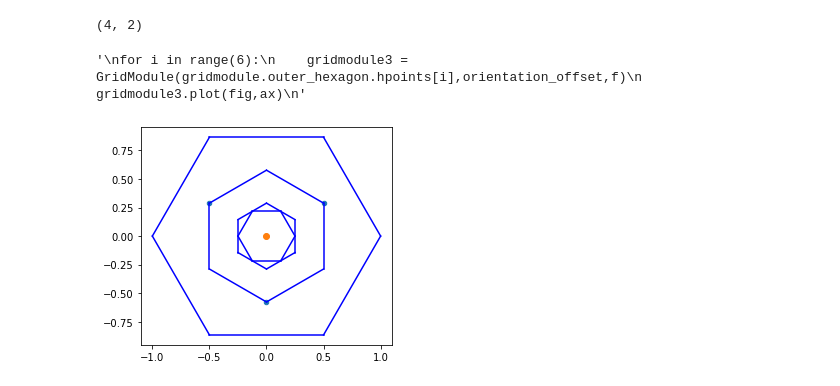
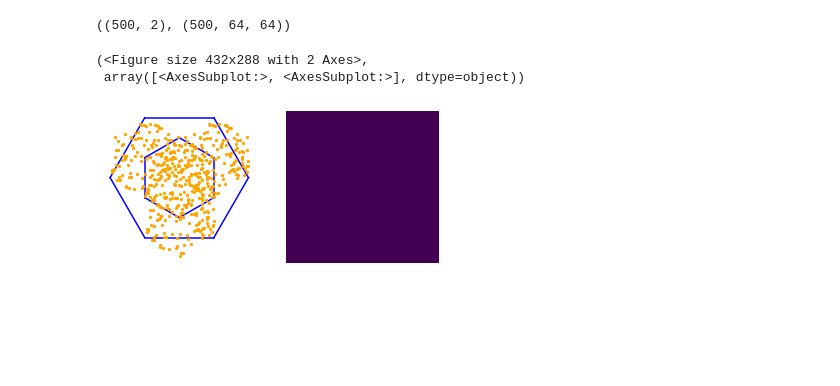
Before and after one commit to bioAI-Oslo/CI-grid-cells, a Jupyter notebook: phases-sampled-four.ipynb, the cells around one changed output. Drawn from its saved outputs; the diff is of its cells as text; code cells hidden in the pictures; blank space fills up the shorter version.

```diff
--- a/sample-grid-phases-to-tile-space-uniformly.ipynb
+++ b/phases-sampled-four.ipynb
@@ -39,76 +40,15 @@ gridmodule = GridModule(center,orientation_offset,f,non_negative=False)
 # %%
-# minimal uniform grid spanning of space
-#phases = gridmodule.inner_hexagon.hpoints[::2]*2/3
-#--------
-
-# minimal uniform grid spanning of space
-#phases = gridmodule.inner_hexagon.hpoints*2/3
-#--------
-
-# minimal uniform grid spanning of space
-phases = np.concatenate([gridmodule.center[None], gridmodule.inner_hexagon.hpoints[::2]],axis=0)
-#--------
-
-# minimal uniform grid spanning of space
-#phases = np.concatenate([gridmodule.center[None], gridmodule.outer_hexagon.hpoints[::2] / 2],axis=0)
-#--------
-
-# linear from and to minimal uniform tiling
-#phases = gridmodule.inner_hexagon.hpoints* (2/3 + 1/3)
-#phases2 = gridmodule.inner_hexagon.hpoints* (2/3 - 1/3)
-#phases = np.concatenate([phases, phases2],axis=0)
-#--------
-
-# minimal uniform grid spanning of space
-#phases = gridmodule.inner_hexagon.hpoints
-#phases = np.concatenate([phases, phases/2],axis=0)
-#--------
-
-# minimal uniform grid spanning of space
-#phases = gridmodule.inner_hexagon.hpoints*2/3
-#phases2 = gridmodule.outer_hexagon.hpoints*2/6
-#phases = np.concatenate([phases, phases2],axis=0)
-#--------
-
-# minimal uniform grid spanning of space
-#phases = gridmodule.outer_hexagon.hpoints / 2
-#phases2 = gridmodule.inner_hexagon.hpoints
-#phases = np.concatenate([phases, phases2, 4*[gridmodule.center]],axis=0)
-#--------
-
-# inner hexagon
-#phases = gridmodule.sample_phase_offsets(5000)
-#--------
-
 # outer hexagon
-#phases = gridmodule.outer_hexagon.sample(5000)
-#--------
-
-# disk
-#phases = gridmodule.sample_phase_offsets_disk(5000)
-#--------
-
-# rotated inner hexagon
-#gridmodule2 = GridModule(center,orientation_offset+30,f)
-#phases = gridmodule2.sample_phase_offsets(5000)
-#--------
+phases = gridmodule.sample_four_phase_offsets(500)
 
 gridmodule.init_module(phases)
-phases.shape
+ratemaps = gridmodule(board)
+phases.shape, ratemaps.shape
 # %% [output]
-(4, 2)
+((500, 2), (500, 64, 64))
 # %%
-plt.close()
-fig,ax =plt.subplots()
-ax.scatter(*gridmodule.phase_offsets.T, s=20)
-gridmodule.plot(fig,ax)
-
-"""
-for i in range(6):
-    gridmodule3 = GridModule(gridmodule.outer_hexagon.hpoints[i],orientation_offset,f)
-    gridmodule3.plot(fig,ax)
-"""
-#plt.grid('on')
+plot_samples_and_tiling(gridmodule, ratemaps, "results/phases-sampled-four.pdf", ratemap_examples=0)
 # %% [output]
-'\nfor i in range(6):\n    gridmodule3 = GridModule(gridmodule.outer_hexagon.hpoints[i],orientation_offset,f)\n    gridmodule3.plot(fig,ax)\n'
+(<Figure size 432x288 with 2 Axes>,
+ array([<AxesSubplot:>, <AxesSubplot:>], dtype=object))
-[figure, old version]
+[figure, new version]
```
Also changed, not shown: parts of 5 cells of this notebook, 18 other files.
